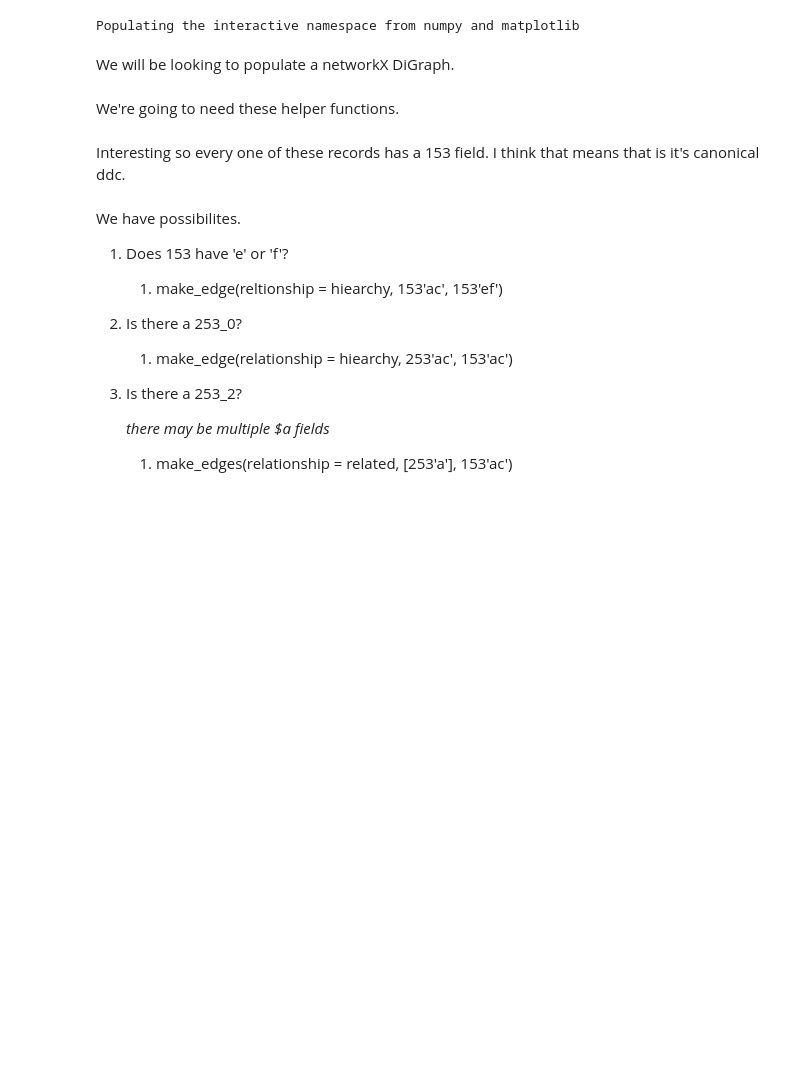
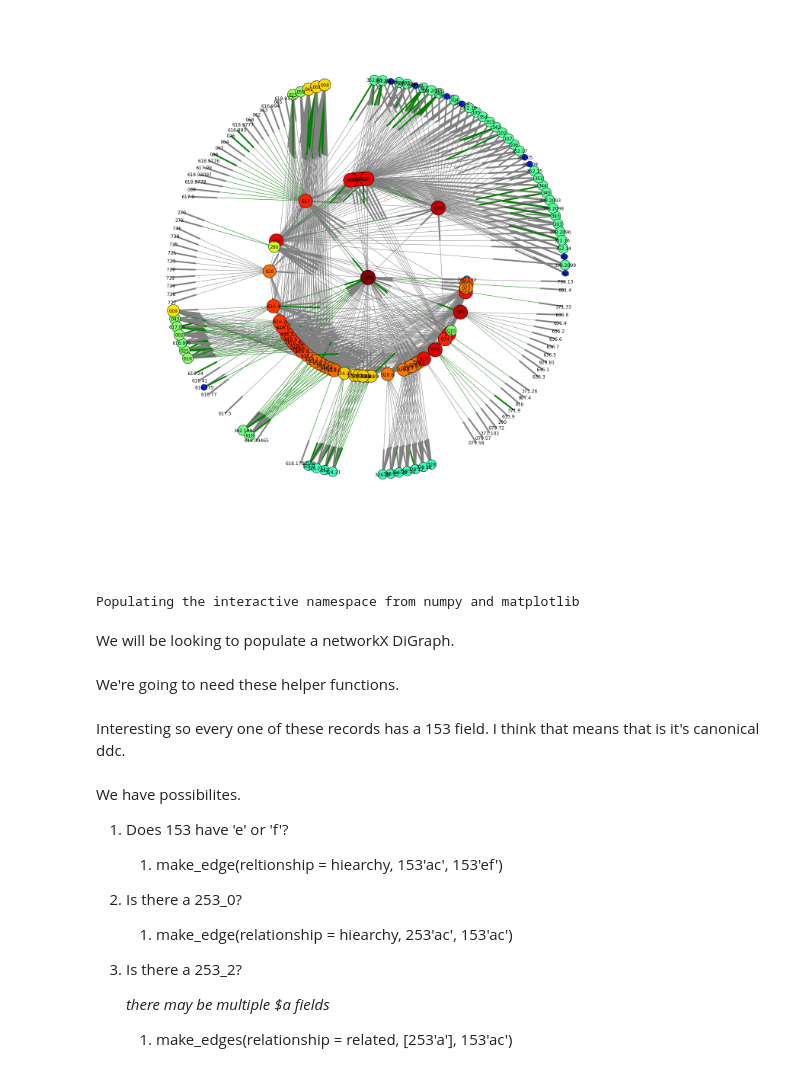
Before and after one commit to notconfusing/ddc_graph, a Jupyter notebook: ddc_graph.ipynb, the cells around one changed output. Drawn from its saved outputs; the diff is of its cells as text; code cells hidden in the pictures; blank space fills up the shorter version.

```diff
--- a/ddc_graph.ipynb
+++ b/ddc_graph.ipynb
@@ -1,3 +15,7 @@
+# %%
+draw_n_hops(G, '075', 2)
+# %% [output]
+[figure, added]
 # %%
 import xml.etree.ElementTree as ET
 from collections import defaultdict
```
Also changed, not shown: parts of 6 cells of this notebook.
